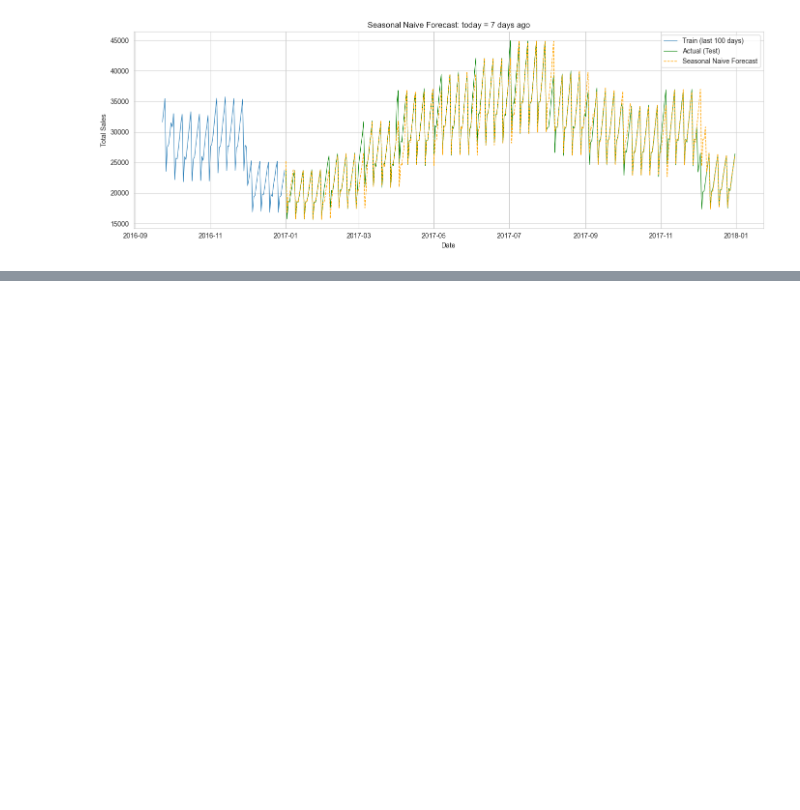
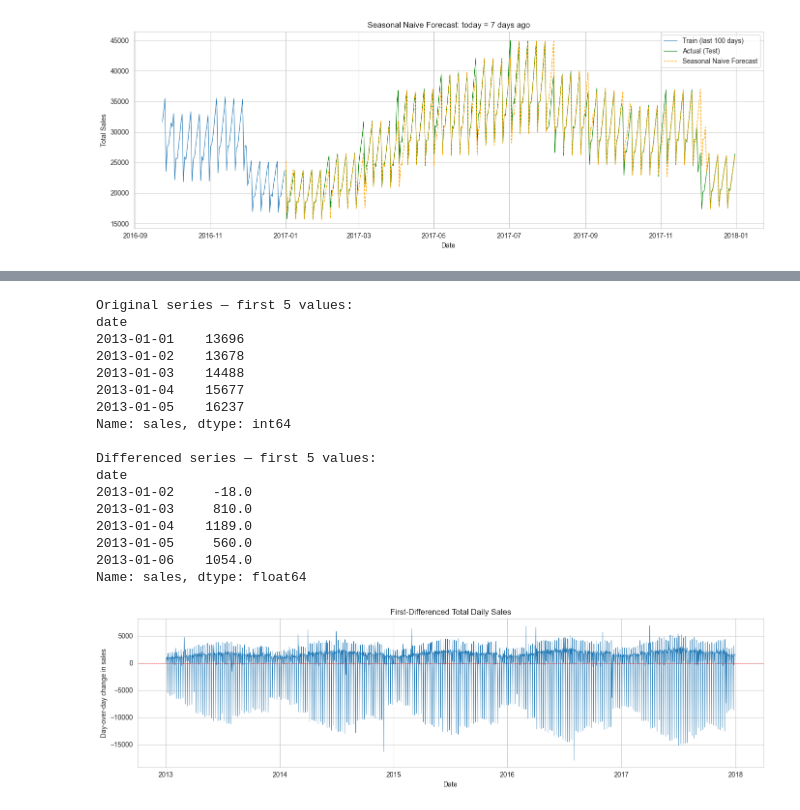
Before and after one commit to ZakkiShah5/time-series-forecasting, a Jupyter notebook: notebooks/01_eda_modeling.ipynb, the cells around one changed output, grey strips where cells are left out. Drawn from its saved outputs; the diff is of its cells as text; code cells hidden in the pictures; blank space fills up the shorter version.

```diff
--- a/notebooks/01_eda_modeling.ipynb
+++ b/notebooks/01_eda_modeling.ipynb
@@ -321,7 +287,0 @@ plt.show()
-# %%
-ts = ts.sort_index()
-
-split_point = int(len(ts) * 0.8)
-
-train = ts.iloc[:split_point]
-test = ts.iloc[split_point:]
@@ -693,0 +349,38 @@ AttributeError: 'numpy.ndarray' object has no attribute 'index'
+# %%
+# Difference the series (subtract each value from the previous)
+ts_diff = ts.diff().dropna()
+
+print("Original series — first 5 values:")
+print(ts.head())
+print("\nDifferenced series — first 5 values:")
+print(ts_diff.head())
+
+# Plot the differenced series
+plt.figure(figsize=(14, 4))
+plt.plot(ts_diff.index, ts_diff.values, linewidth=0.6)
+plt.axhline(y=0, color='red', linestyle='--', linewidth=0.5)
+plt.title('First-Differenced Total Daily Sales')
+plt.xlabel('Date')
+plt.ylabel('Day-over-day change in sales')
+plt.tight_layout()
+plt.savefig('../differenced_series.png', dpi=100, bbox_inches='tight')
+plt.show()
+# %% [output]
+Original series — first 5 values:
+date
+2013-01-01    13696
+2013-01-02    13678
+2013-01-03    14488
+2013-01-04    15677
+2013-01-05    16237
+Name: sales, dtype: int64
+
+Differenced series — first 5 values:
+date
+2013-01-02     -18.0
+2013-01-03     810.0
+2013-01-04    1189.0
+2013-01-05     560.0
+2013-01-06    1054.0
+Name: sales, dtype: float64
+[figure, added]
```
Also changed, not shown: parts of 62 cells of this notebook, 5 other files.
